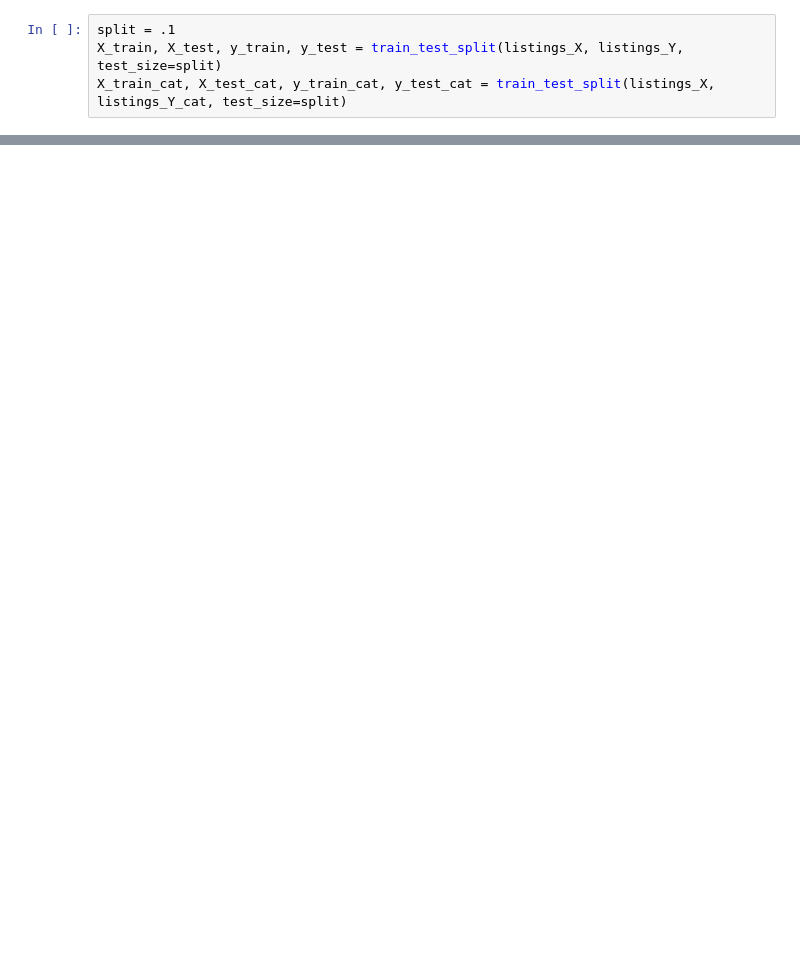
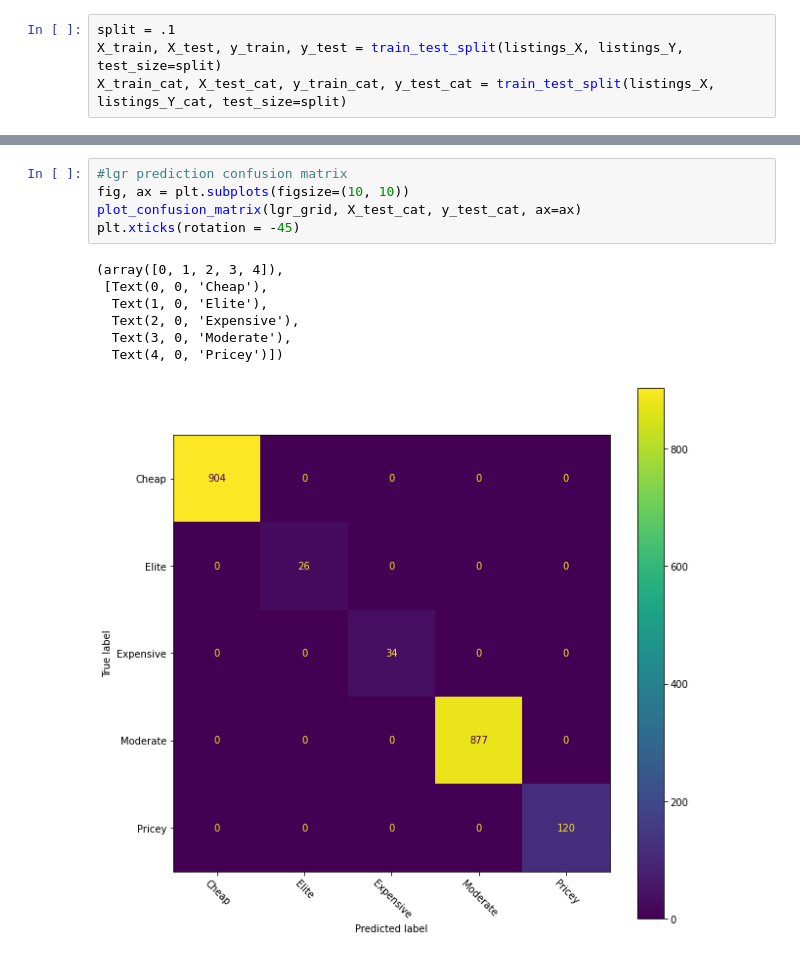
Before and after one commit to ForgottenShade/DataAnalyticsFinal, a Jupyter notebook: dataAnalyticsFinal.ipynb, the cells around one changed output, grey strips where cells are left out. Saved outputs shown, nothing was run; the diff lists cells and outputs as text; blank space fills up the shorter version.

```diff
--- a/dataAnalyticsFinal.ipynb
+++ b/dataAnalyticsFinal.ipynb
@@ -107,0 +304,13 @@ svm_grid.best_estimator_
+# %%
+#lgr prediction confusion matrix
+fig, ax = plt.subplots(figsize=(10, 10))
+plot_confusion_matrix(lgr_grid, X_test_cat, y_test_cat, ax=ax)
+plt.xticks(rotation = -45)
+# %% [output]
+(array([0, 1, 2, 3, 4]),
+ [Text(0, 0, 'Cheap'),
+  Text(1, 0, 'Elite'),
+  Text(2, 0, 'Expensive'),
+  Text(3, 0, 'Moderate'),
+  Text(4, 0, 'Pricey')])
+[figure, added]
```
Also changed, not shown: parts of 18 cells of this notebook.
